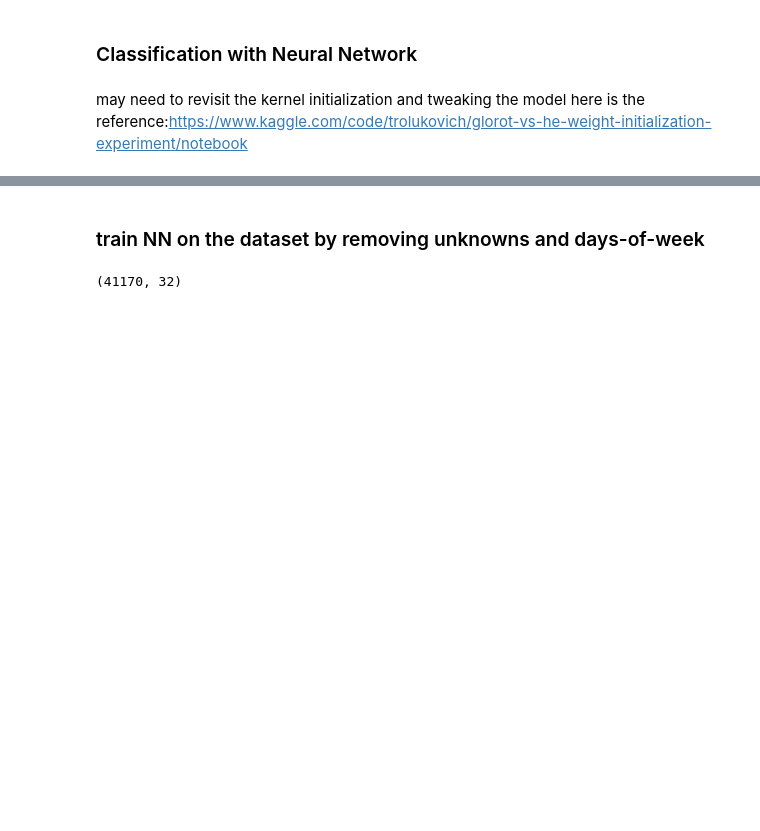
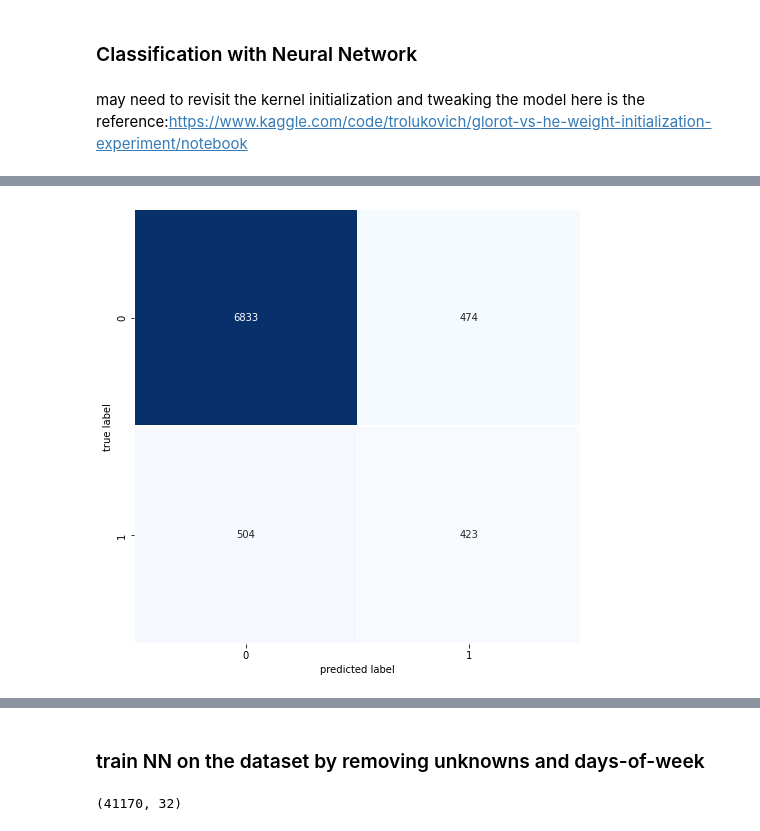
Before and after one commit to ShawnLiu119/Bank-Marketing_Clas-Clus-AppDev, a Jupyter notebook: BankMkting_NN_OneHotEncoding.ipynb, the cells around one changed output, grey strips where cells are left out. Drawn from its saved outputs; the diff is of its cells as text; code cells hidden in the pictures; blank space fills up the shorter version.

```diff
--- a/BankMkting_NN_OneHotEncoding.ipynb
+++ b/BankMkting_NN_OneHotEncoding.ipynb
@@ -323,0 +356,3 @@ def plot_confusion_matrix(y_true, y_pred):
+# %%
+preds_50 = model.predict(x_test)
+preds_50 =  [1 if i>0.5 else 0 for i in preds_50]
@@ -323,0 +377,4 @@ def plot_confusion_matrix(y_true, y_pred):
+# %%
+plot_confusion_matrix(y_test, preds_50)
+# %% [output]
+[figure, added]
```
Also changed, not shown: parts of 53 cells of this notebook.
